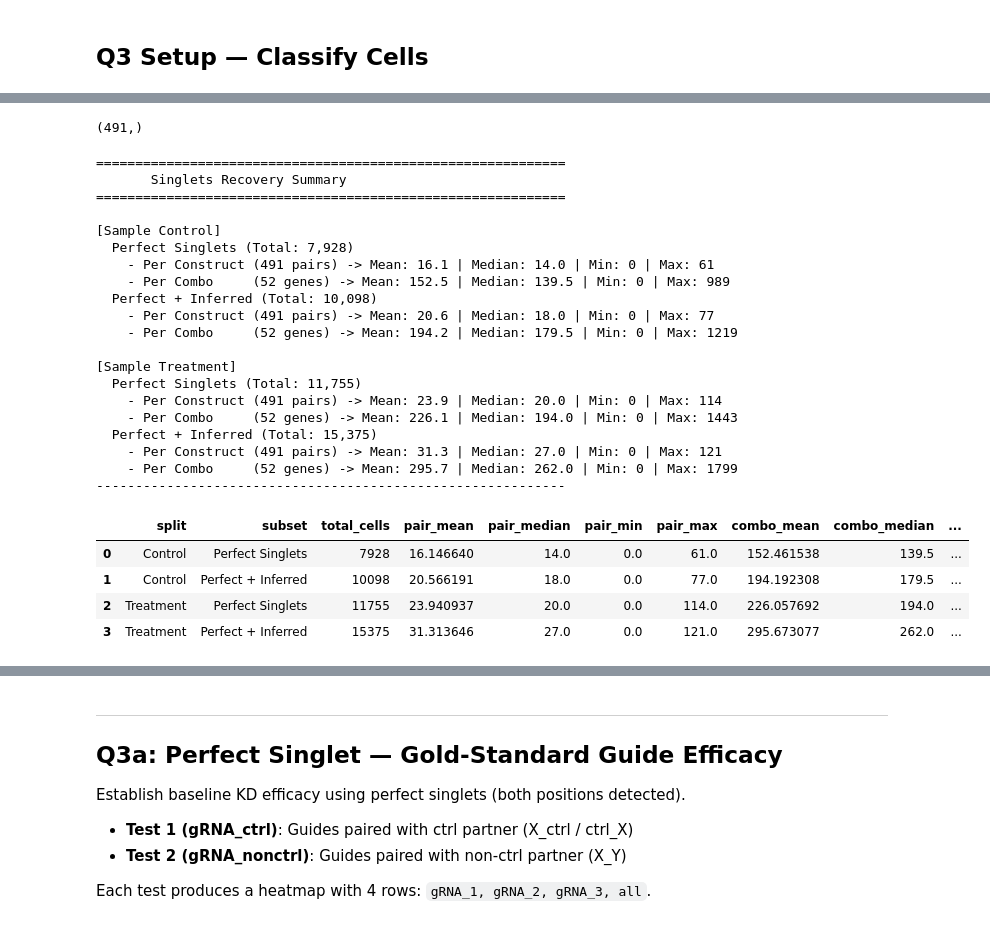
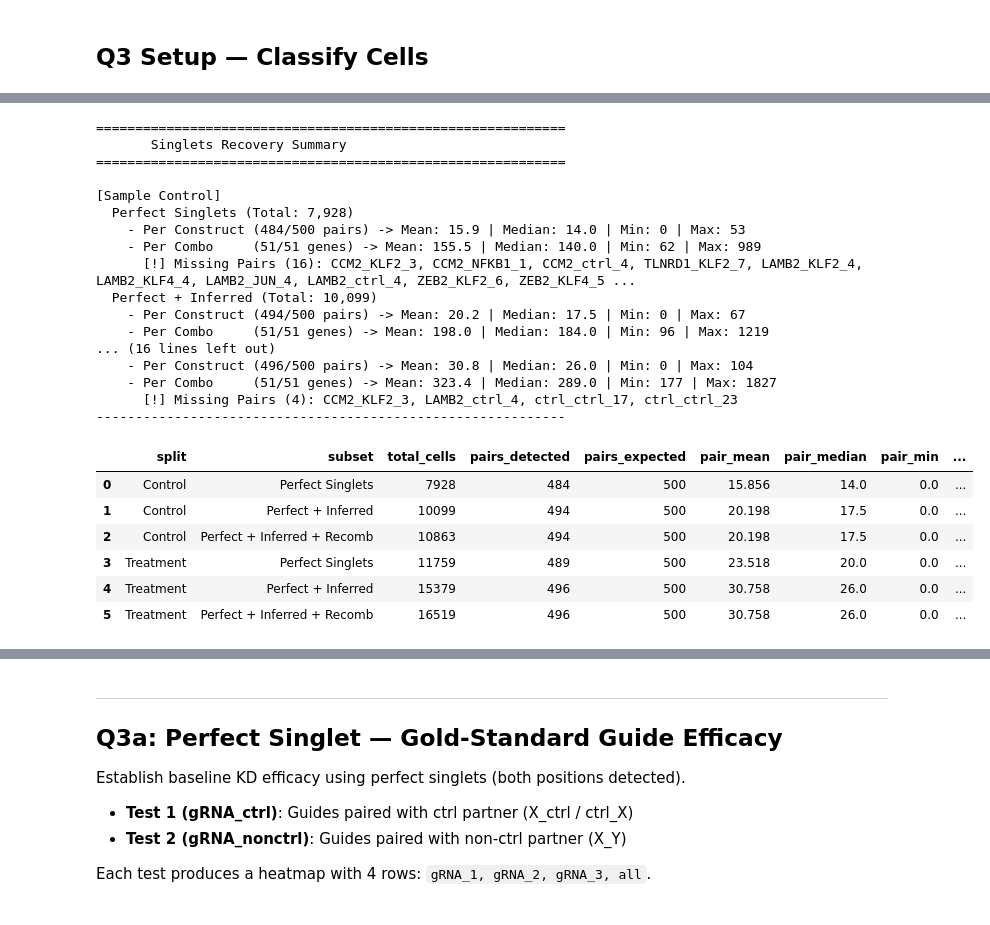
Before and after one commit to jhjiang2020/CSM_ccperturbseq, a Jupyter notebook: scripts/qc_analysis.ipynb, the cells around one changed output, grey strips where cells are left out. Saved outputs shown, nothing was run; the diff lists cells and outputs as text; code cells hidden in the pictures.

```diff
--- a/scripts/qc_analysis.ipynb
+++ b/scripts/qc_analysis.ipynb
@@ -390,43 +390,38 @@ Inferred singlets: 5,790
-# %%
-ref_df['pair_id'].unique().shape
-# %% [output]
-(491,)
 # %%
 # Sample execution inside the notebook:
 ref_path = cfg['paths']['grna_reference']
 ref_df = pd.read_csv(ref_path)
 
-summary_df = q3.summarize_singlet_counts(
-    perfect_df=perfect_df,
-    inferred_df=inferred_df,      # Automatically measures & stacks "+ Inferred" runs!
-    split_by='sample',            # Partitions arrays by sample explicitly
-    valid_pairs=ref_df['pair_id'].unique(),              # (Optional) pass library construct arrays for 0-counts
-    #valid_combos=...              # (Optional) pass library target arrays for 0-counts
+summary_df, full_df = q3.summarize_singlet_counts(
+    adata.obs,
+    split_by='sample',
+    include_recomb_multiplet=True,
+    return_full_df=True,
+    ref_df=ref_df
 )
 display(summary_df)
 # %% [output]
 ============================================================
        Singlets Recovery Summary
 ============================================================
 
 [Sample Control]
   Perfect Singlets (Total: 7,928)
-    - Per Construct (491 pairs) -> Mean: 16.1 | Median: 14.0 | Min: 0 | Max: 61
-    - Per Combo     (52 genes) -> Mean: 152.5 | Median: 139.5 | Min: 0 | Max: 989
-  Perfect + Inferred (Total: 10,098)
-    - Per Construct (491 pairs) -> Mean: 20.6 | Median: 18.0 | Min: 0 | Max: 77
-    - Per Combo     (52 genes) -> Mean: 194.2 | Median: 179.5 | Min: 0 | Max: 1219
-
-[Sample Treatment]
-  Perfect Singlets (Total: 11,755)
-    - Per Construct (491 pairs) -> Mean: 23.9 | Median: 20.0 | Min: 0 | Max: 114
-    - Per Combo     (52 genes) -> Mean: 226.1 | Median: 194.0 | Min: 0 | Max: 1443
-  Perfect + Inferred (Total: 15,375)
-    - Per Construct (491 pairs) -> Mean: 31.3 | Median: 27.0 | Min: 0 | Max: 121
-    - Per Combo     (52 genes) -> Mean: 295.7 | Median: 262.0 | Min: 0 | Max: 1799
+    - Per Construct (484/500 pairs) -> Mean: 15.9 | Median: 14.0 | Min: 0 | Max: 53
+    - Per Combo     (51/51 genes) -> Mean: 155.5 | Median: 140.0 | Min: 62 | Max: 989
+      [!] Missing Pairs (16): CCM2_KLF2_3, CCM2_NFKB1_1, CCM2_ctrl_4, TLNRD1_KLF2_7, LAMB2_KLF2_4, LAMB2_KLF4_4, LAMB2_JUN_4, LAMB2_ctrl_4, ZEB2_KLF2_6, ZEB2_KLF4_5 ...
+  Perfect + Inferred (Total: 10,099)
+    - Per Construct (494/500 pairs) -> Mean: 20.2 | Median: 17.5 | Min: 0 | Max: 67
+    - Per Combo     (51/51 genes) -> Mean: 198.0 | Median: 184.0 | Min: 96 | Max: 1219
+... (16 lines left out)
+    - Per Construct (496/500 pairs) -> Mean: 30.8 | Median: 26.0 | Min: 0 | Max: 104
+    - Per Combo     (51/51 genes) -> Mean: 323.4 | Median: 289.0 | Min: 177 | Max: 1827
+      [!] Missing Pairs (4): CCM2_KLF2_3, LAMB2_ctrl_4, ctrl_ctrl_17, ctrl_ctrl_23
 ------------------------------------------------------------
-|  | split | subset | total_cells | pair_mean | pair_median | pair_min | pair_max | combo_mean | combo_median | ... |
-| 0 | Control | Perfect Singlets | 7928 | 16.146640 | 14.0 | 0.0 | 61.0 | 152.461538 | 139.5 | ... |
-| 1 | Control | Perfect + Inferred | 10098 | 20.566191 | 18.0 | 0.0 | 77.0 | 194.192308 | 179.5 | ... |
-| 2 | Treatment | Perfect Singlets | 11755 | 23.940937 | 20.0 | 0.0 | 114.0 | 226.057692 | 194.0 | ... |
-| 3 | Treatment | Perfect + Inferred | 15375 | 31.313646 | 27.0 | 0.0 | 121.0 | 295.673077 | 262.0 | ... |
+|  | split | subset | total_cells | pairs_detected | pairs_expected | pair_mean | pair_median | pair_min | ... |
+| 0 | Control | Perfect Singlets | 7928 | 484 | 500 | 15.856 | 14.0 | 0.0 | ... |
+| 1 | Control | Perfect + Inferred | 10099 | 494 | 500 | 20.198 | 17.5 | 0.0 | ... |
+| 2 | Control | Perfect + Inferred + Recomb | 10863 | 494 | 500 | 20.198 | 17.5 | 0.0 | ... |
+| 3 | Treatment | Perfect Singlets | 11759 | 489 | 500 | 23.518 | 20.0 | 0.0 | ... |
+| 4 | Treatment | Perfect + Inferred | 15379 | 496 | 500 | 30.758 | 26.0 | 0.0 | ... |
+| 5 | Treatment | Perfect + Inferred + Recomb | 16519 | 496 | 500 | 30.758 | 26.0 | 0.0 | ... |
```
Also changed, not shown: parts of 4 cells of this notebook, 4 other files.
